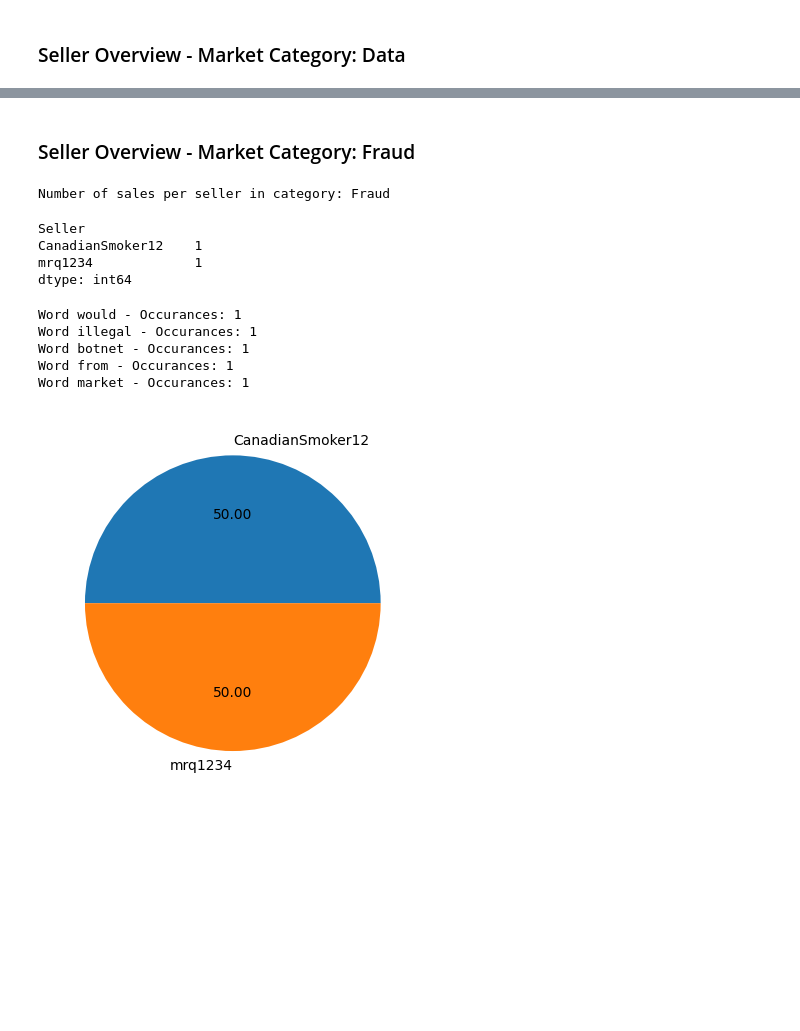
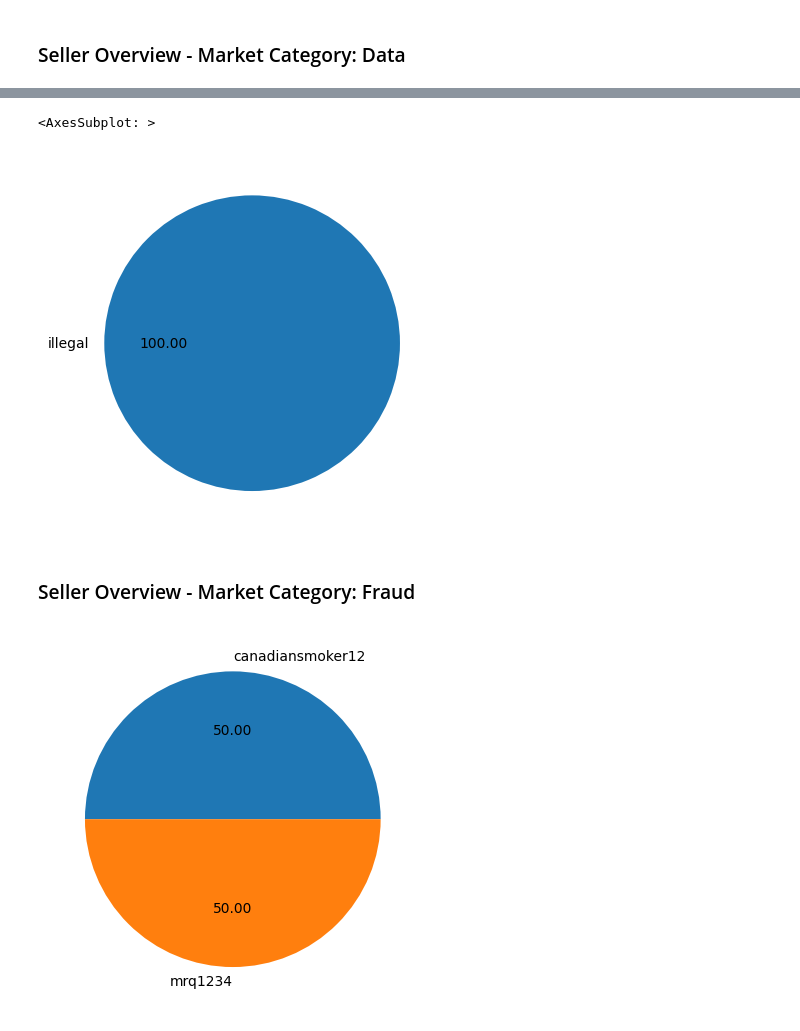
Before and after one commit to Hannival00/Mod09DigitalForensicsAss1, a Jupyter notebook: digital_forensics_assignment.ipynb, the cells around one changed output, grey strips where cells are left out. Saved outputs shown, nothing was run; the diff lists cells and outputs as text; code cells hidden in the pictures; blank space fills up the shorter version.

```diff
--- a/digital_forensics_assignment.ipynb
+++ b/digital_forensics_assignment.ipynb
@@ -42,6 +42,15 @@ print(data.shape)
 #vendors
 print(list(vendors.columns))
 print(vendors.shape)
+
+
+#Cleaning up the data
+data['Ranking (Legal/Illegal/Depends)'] = data['Ranking (Legal/Illegal/Depends)'].str.lower()
+data['Ranking (Legal/Illegal/Depends)'] = data['Ranking (Legal/Illegal/Depends)'].str.strip()
+data['Seller'] = data['Seller'].str.lower()
+data['Seller'] = data['Seller'].str.strip()
+vendors['Name'] = vendors['Name'].str.lower()
+vendors['Name'] = vendors['Name'].str.strip()
 # %% [output]
 ['Name', 'Market Category', 'Seller', 'Ranking (Legal/Illegal/Depends)', 'Reason']
 (103, 5)
@@ -200,24 +245,17 @@ Word Names, - Occurances: 2
+# %%
+df = data[(data['Market Category'] == target)]
+df.groupby('Ranking (Legal/Illegal/Depends)').size().plot(kind='pie',  autopct='%.2f')
+# %% [output]
+<AxesSubplot: >
+[figure, added]
 # %% [markdown]
 ### Seller Overview - Market Category: Fraud
 # %%
 target = 'Fraud'
 df = data[(data['Market Category'] == target)]
 df.groupby('Seller').size().plot(kind='pie',  autopct='%.2f')
-print(f"Number of sales per seller in category: {target}")
-display(df.groupby('Seller').size())
+#print(f"Number of sales per seller in category: {target}")
+#display(df.groupby('Seller').size())
 count = dict(Counter(" ".join(df['Reason']).split()).most_common(10))
-for item in count:
-    if len(item) > 3:
-        print(f"Word {item} - Occurances: {count[item]}")
 # %% [output]
-Number of sales per seller in category: Fraud
-Seller
-CanadianSmoker12    1
-mrq1234             1
-dtype: int64
-Word would - Occurances: 1
-Word illegal - Occurances: 1
-Word botnet - Occurances: 1
-Word from - Occurances: 1
-Word market - Occurances: 1
-[figure, old version]
+[figure, new version]
```
Also changed, not shown: parts of 21 cells of this notebook, 1 other file.
